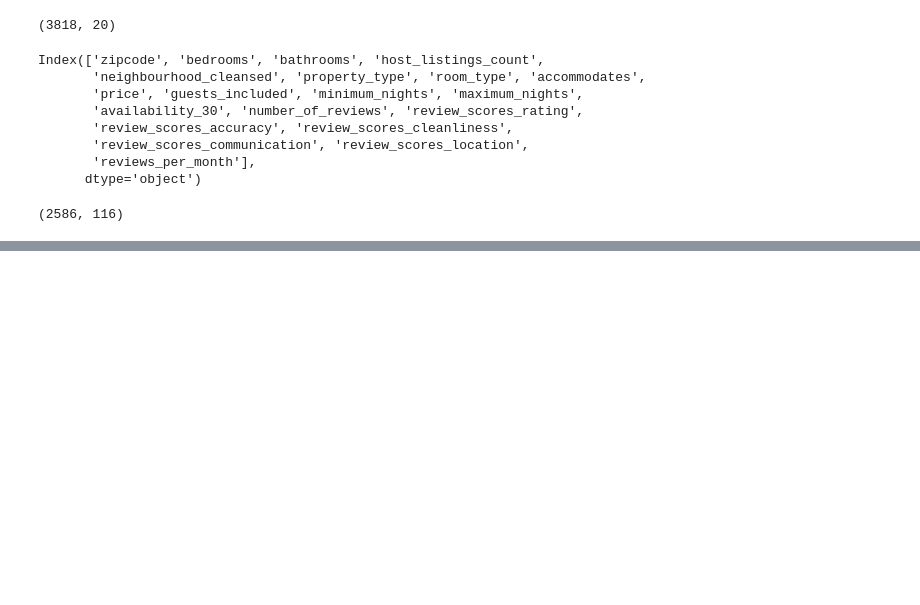
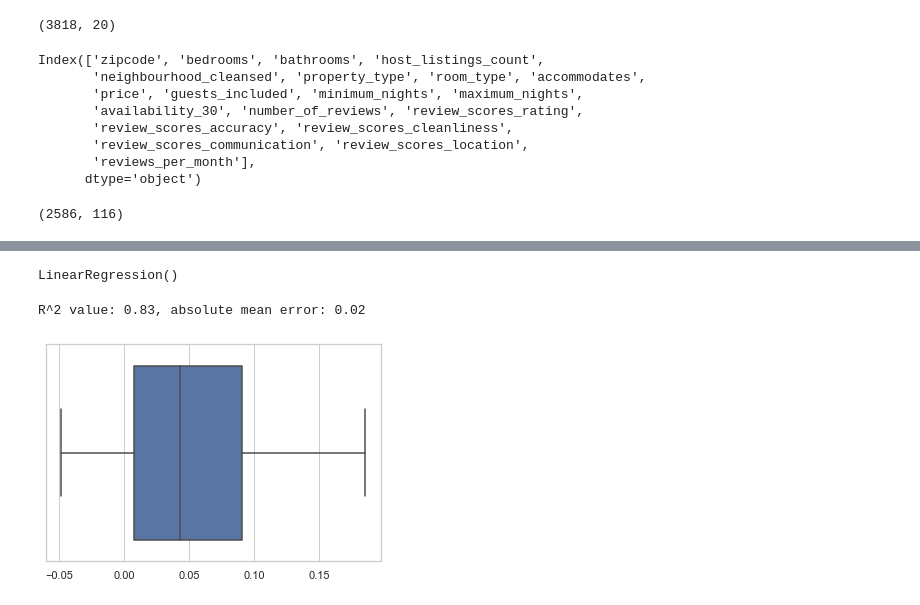
Before and after one commit to DanlBradley/AirBNB-Profit-Predictor, a Jupyter notebook: student.ipynb, the cells around one changed output, grey strips where cells are left out. Drawn from its saved outputs; the diff is of its cells as text; code cells hidden in the pictures; blank space fills up the shorter version.

```diff
--- a/student.ipynb
+++ b/student.ipynb
@@ -703,13 +779,24 @@ sns.heatmap(Var_Corr_1, xticklabels=Var_Corr.columns, yticklabels=Var_Corr.colum
+# %%
+X_standard = X.apply(lambda x: (x-x.mean())/ x.std())
+# %%
+lr = LinearRegression()
+# %%
+X_train, X_test, y_train, y_test = train_test_split(X_standard, y, test_size=0.2)
+
+lr.fit(X_train, y_train)
+# %% [output]
+LinearRegression()
 # %%
-nominal_cols = ['zipcode', 'property_type','room_type','neighbourhood_cleansed']
-airbnb_training_set_model = pd.get_dummies(airbnb_training_set,columns=nominal_cols,drop_first=True)
-airbnb_training_set_model.shape
-
-
-X_train, X_test, y_train, y_test = train_test_split(X, y, test_size=0.2)
-
-lr.fit(X_train, y_train)
 y_pred = lr.predict(X_test)
 MAE = round(mean_absolute_error(y_pred, y_test),2)
 score = round(lr.score(X_train, y_train),2)
 print('R^2 value: {}, absolute mean error: {}'.format(score,MAE))
+# %% [output]
+R^2 value: 0.83, absolute mean error: 0.02
+# %%
+predicted = pd.Series(y_pred)
+# %%
+sns.set_theme(style = 'whitegrid')
+ax = sns.boxplot(x=predicted.loc[(predicted < 1) & (predicted > -1)])
+# %% [output]
+[figure, added]
```
Also changed, not shown: parts of 39 cells of this notebook, 1 other file.
